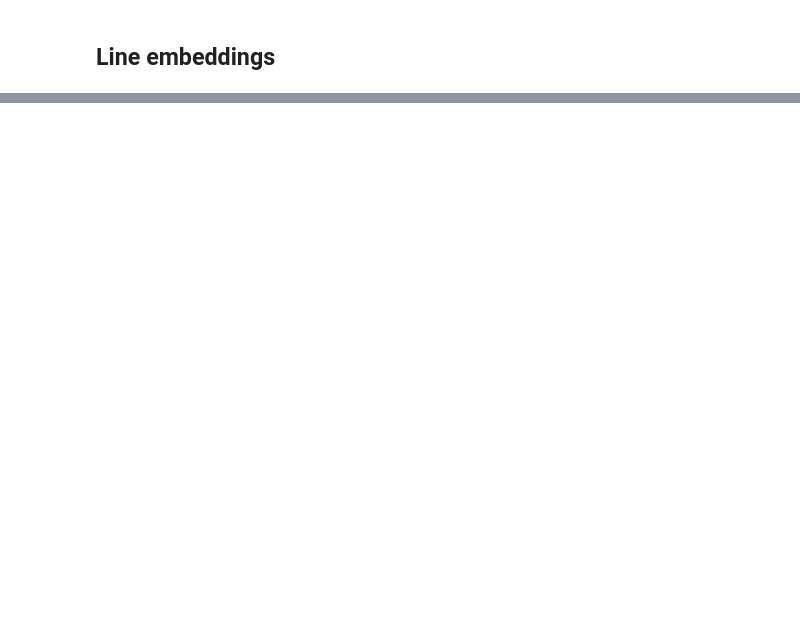
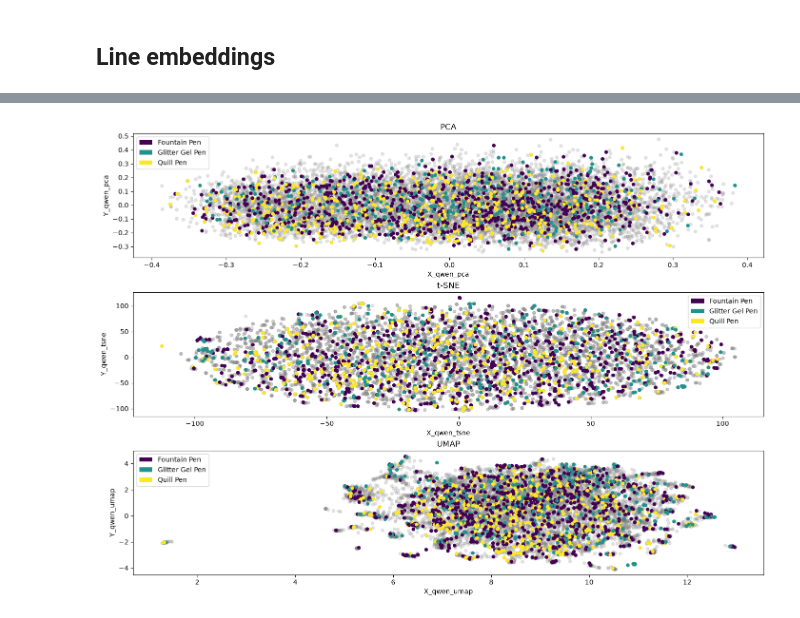
Before and after one commit to ayugrishanova/quantitative-swiftology, a Jupyter notebook: notebooks/qualitative_comparison.ipynb, the cells around one changed output, grey strips where cells are left out. Saved outputs shown, nothing was run; the diff lists cells and outputs as text; code cells hidden in the pictures; blank space fills up the shorter version.

```diff
--- a/notebooks/qualitative_comparison.ipynb
+++ b/notebooks/qualitative_comparison.ipynb
@@ -35,4 +65,22 @@ dataset['Y_qwen_umap'] = embedding_umap[:, 1]
 # %%
+def is_liz_in_writers(loc):
+    try:
+        if 'Liz Rose' in loc:
+            return True
+        else:
+            return False
+    except:
+        return np.nan
+
+def is_jack_in_writers(loc):
+    try:
+        if 'Jack Michael Antonoff' in loc:
+            return True
+        else:
+            return False
+    except:
+        return np.nan
+
 def is_aaron_in_writers(loc):
     try:
         if 'Aaron Brooking Dessner' in loc:
@@ -52,5 +100,7 @@ def is_maxmartin_in_writers(loc):
         return np.nan
 dataset['is_aaron_in_writers'] = dataset.Writers.apply(is_aaron_in_writers)
 dataset['is_maxmartin_in_writers'] = dataset.Writers.apply(is_maxmartin_in_writers)
+dataset['is_jack_in_writers'] = dataset.Writers.apply(is_jack_in_writers)
+dataset['is_liz_in_writers'] = dataset.Writers.apply(is_liz_in_writers)
 # %%
 fig = px.scatter(
@@ -169,3 +230,28 @@ dataset_lines.head()
+# %%
+fig, axes = plt.subplots(3, 1, figsize=(14, 10), constrained_layout=True)
+
+
+dataset_lines.plot.scatter(x='X_qwen_pca', y='Y_qwen_pca',
+                           c='gray', alpha=0.2, ax=axes[0])
+dataset_lines[dataset_lines['Pen Category'].notna()].plot.scatter(x='X_qwen_pca', y='Y_qwen_pca',
+                           c='Pen Category', alpha=1, ax=axes[0])
+axes[0].set_title('PCA', loc='center')
+
+dataset_lines.plot.scatter(x='X_qwen_tsne', y='Y_qwen_tsne',
+                           c='gray', alpha=0.2, ax=axes[1])
+dataset_lines[dataset_lines['Pen Category'].notna()].plot.scatter(x='X_qwen_tsne', y='Y_qwen_tsne',
+                           c='Pen Category', alpha=1, ax=axes[1])
+axes[1].set_title('t-SNE', loc='center')
+
+dataset_lines.plot.scatter(x='X_qwen_umap', y='Y_qwen_umap',
+                           c='gray', alpha=0.2, ax=axes[2])
+dataset_lines[dataset_lines['Pen Category'].notna()].plot.scatter(x='X_qwen_umap', y='Y_qwen_umap',
+                           c='Pen Category', alpha=1, ax=axes[2])
+axes[2].set_title('UMAP', loc='center')
+
+plt.savefig("figures/lines_dimred.png")
+# %% [output]
+[figure, added]
 # %%
 fig = px.scatter(
     dataset_lines,
```
Also changed, not shown: parts of 15 cells of this notebook, 11 other files.
